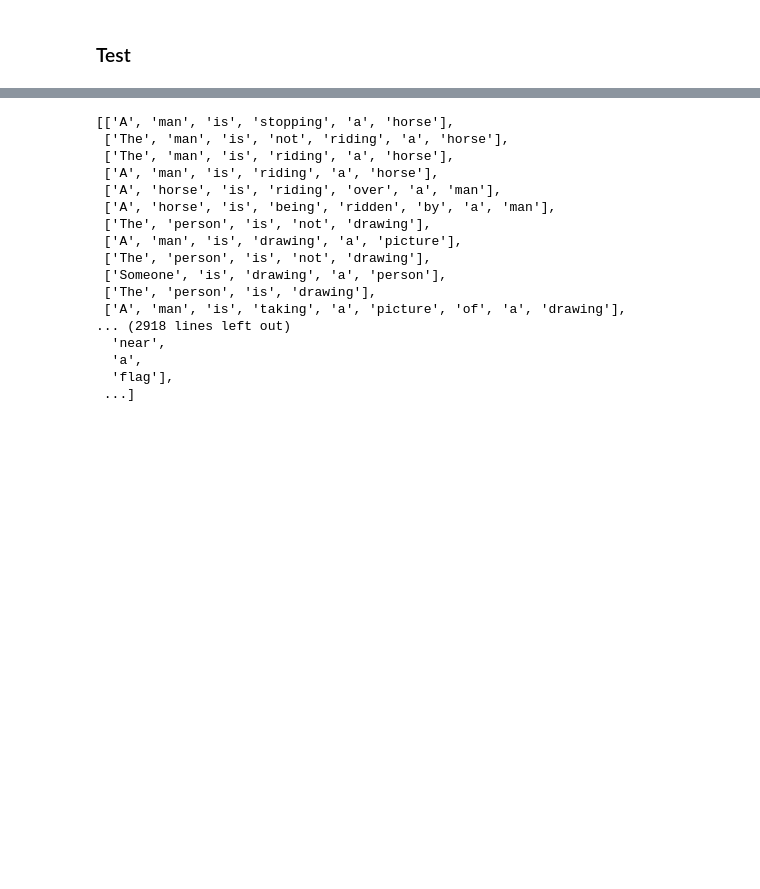
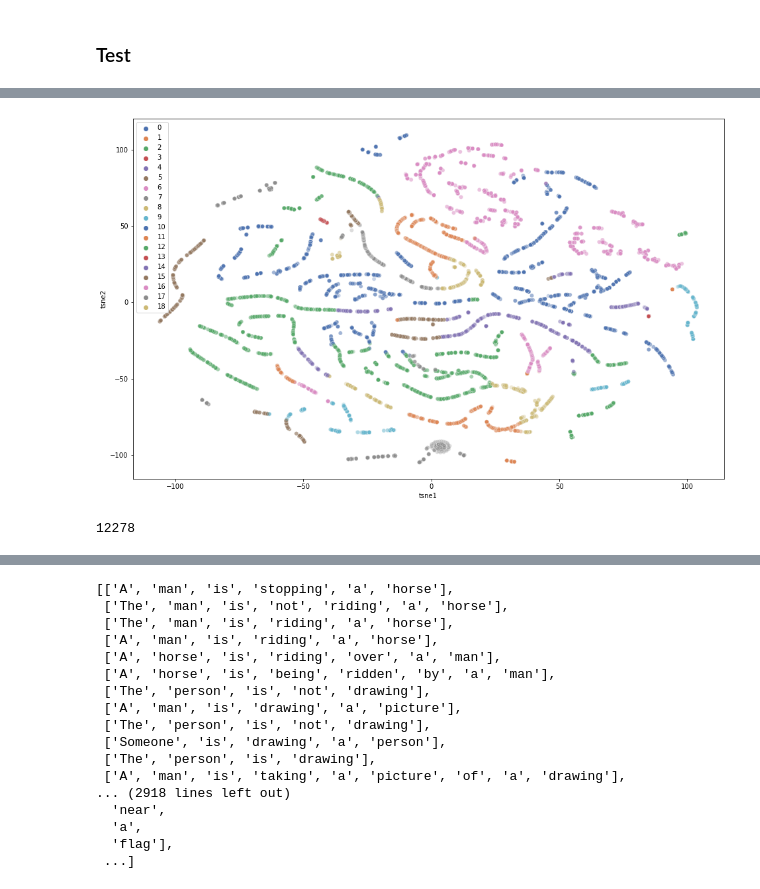
Before and after one commit to mbrull153/EDA-nlp-tfm, a Jupyter notebook: models_bueno.ipynb, the cells around one changed output, grey strips where cells are left out. Drawn from its saved outputs; the diff is of its cells as text; code cells hidden in the pictures; blank space fills up the shorter version.

```diff
--- a/models_bueno.ipynb
+++ b/models_bueno.ipynb
@@ -387,0 +507,14 @@ VAL
+# %%
+def obtain_tsne_graph (X, labels):
+    X_embedded=TSNE(n_components=2).fit_transform(X)
+
+    df_subset=pd.DataFrame()
+    df_subset['tsne1']=X_embedded[:,0]
+    df_subset['tsne2']=X_embedded[:,1]
+
+    plt.figure(figsize=(16,10))
+    sns.scatterplot(x='tsne1', y='tsne2', hue=labels, palette='deep', data=df_subset, legend='full', alpha=0.3)
+# %%
+obtain_tsne_graph (vector_mean_array, labels)
+# %% [output]
+[figure, added]
@@ -387,0 +523,4 @@ VAL
+# %%
+len(labels)
+# %% [output]
+12278
```
Also changed, not shown: parts of 65 cells of this notebook, 1 other file.
